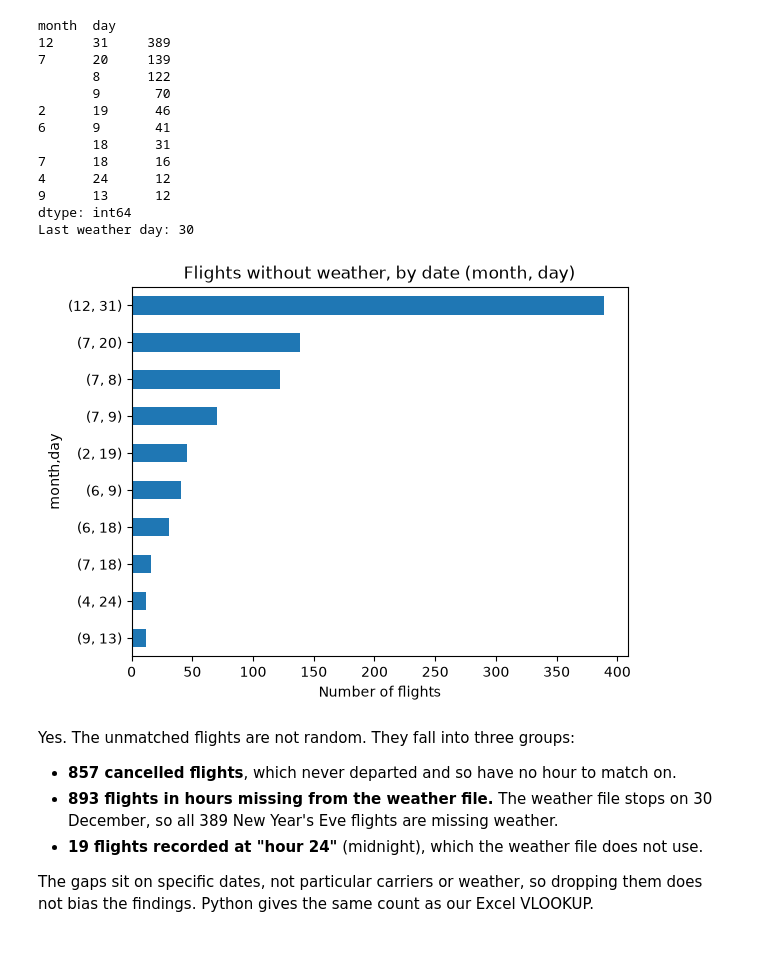
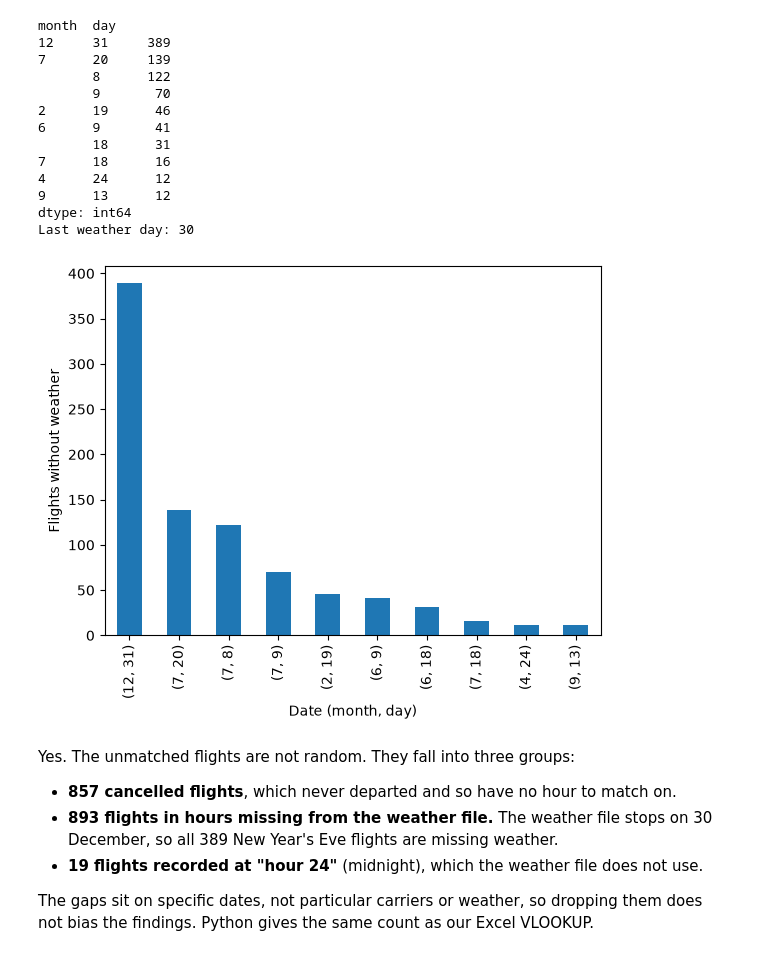
Before and after one commit to seyhasenganz/my-sql-assignment, a Jupyter notebook: flight_weather_analysis/Flight_Weather_Delay_Analysis.ipynb, the cells around one changed output. Cells and saved outputs as stored; diff of their text form; code cells hidden in the pictures.

```diff
--- a/flight_weather_analysis/Flight_Weather_Delay_Analysis.ipynb
+++ b/flight_weather_analysis/Flight_Weather_Delay_Analysis.ipynb
@@ -190,12 +189,12 @@ month  day
 dtype: int64
 Last weather day: 30
 # %%
-missing_dates.head(10).sort_values().plot(kind='barh')
-plt.title('Flights without weather, by date (month, day)')
-plt.xlabel('Number of flights')
+missing_dates.head(10).plot(kind='bar')
+plt.ylabel('Flights without weather')
+plt.xlabel('Date (month, day)')
 plt.show()
 # %% [output]
-[figure, old version]
+[figure, new version]
 # %% [markdown]
 Yes. The unmatched flights are not random. They fall into three groups:
 - **857 cancelled flights**, which never departed and so have no hour to match on.
```
Also changed, not shown: parts of 18 cells of this notebook, 1 other file.
